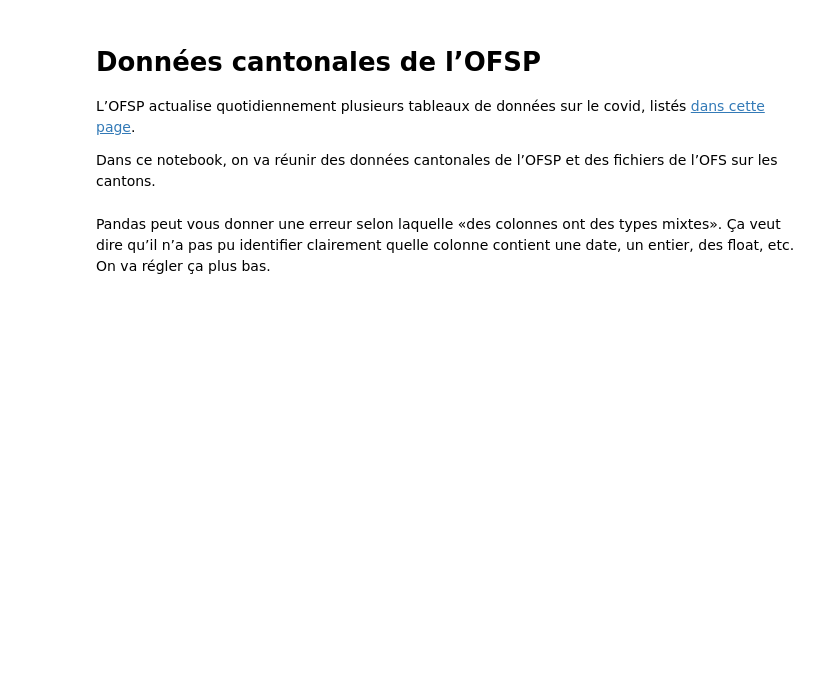
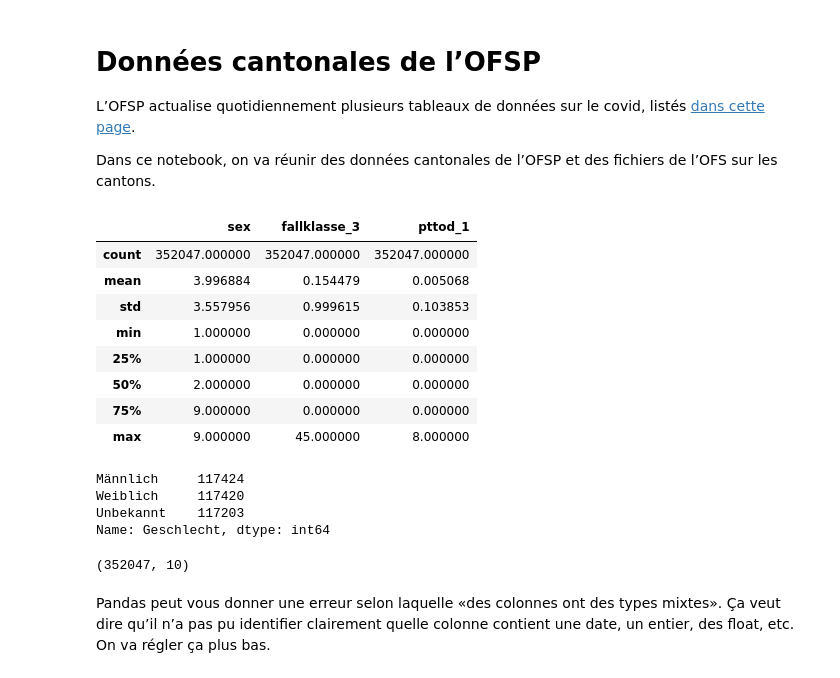
Before and after one commit to palrogg/cds-covid-19-workshop, a Jupyter notebook: notebooks/2_Cantonal_Data.ipynb, the cells around one changed output. Cells and saved outputs as stored; diff of their text form; code cells hidden in the pictures; blank space fills up the shorter version.

```diff
--- a/notebooks/2_Cantonal_Data.ipynb
+++ b/notebooks/2_Cantonal_Data.ipynb
@@ -4,6 +4,31 @@
 L’OFSP actualise quotidiennement plusieurs tableaux de données sur le covid, listés [dans cette page](https://www.bag.admin.ch/bag/fr/home/krankheiten/ausbrueche-epidemien-pandemien/aktuelle-ausbrueche-epidemien/novel-cov/situation-schweiz-und-international.html).
 
 Dans ce notebook, on va réunir des données cantonales de l’OFSP et des fichiers de l’OFS sur les cantons.
+# %%
+df = pd.read_csv('../data/Dashboards_1&2_COVID19_swiss_data_pv-2.csv')
+# %%
+df.describe()
+# %% [output]
+|  | sex | fallklasse_3 | pttod_1 |
+| count | 352047.000000 | 352047.000000 | 352047.000000 |
+| mean | 3.996884 | 0.154479 | 0.005068 |
+| std | 3.557956 | 0.999615 | 0.103853 |
+| min | 1.000000 | 0.000000 | 0.000000 |
+| 25% | 1.000000 | 0.000000 | 0.000000 |
+| 50% | 2.000000 | 0.000000 | 0.000000 |
+| 75% | 9.000000 | 0.000000 | 0.000000 |
+| max | 9.000000 | 45.000000 | 8.000000 |
+# %%
+df['Geschlecht'].value_counts()
+# %% [output]
+Männlich     117424
+Weiblich     117420
+Unbekannt    117203
+Name: Geschlecht, dtype: int64
+# %%
+df[-df['pttod_1'].isnull()].shape
+# %% [output]
+(352047, 10)
 # %%
 # pandas, notre module de traitement des données
 import pandas as pd
```
Also changed, not shown: parts of 1 cell of this notebook, 4 other files.
